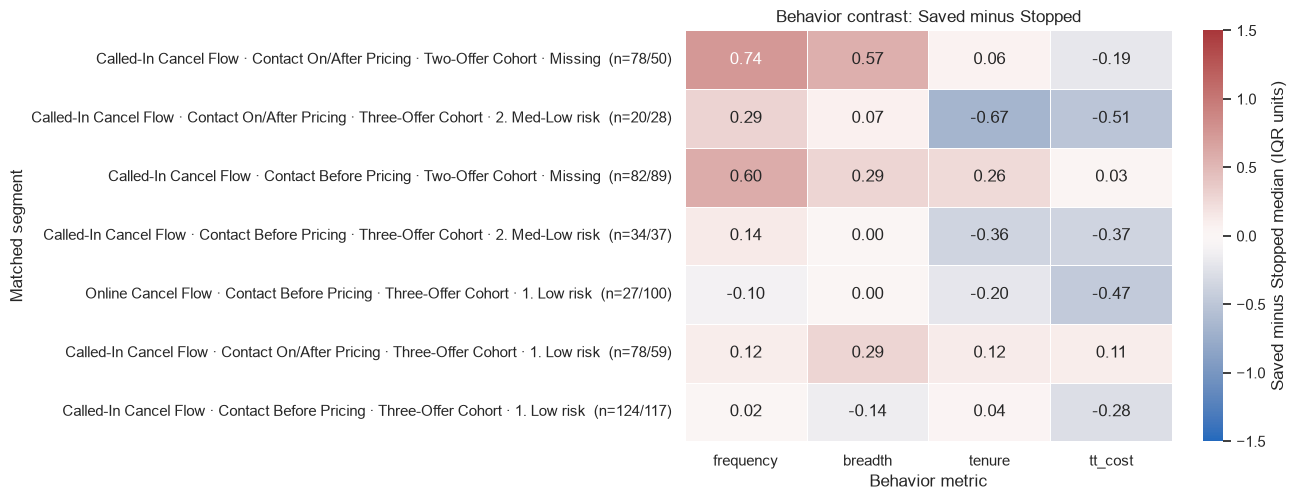
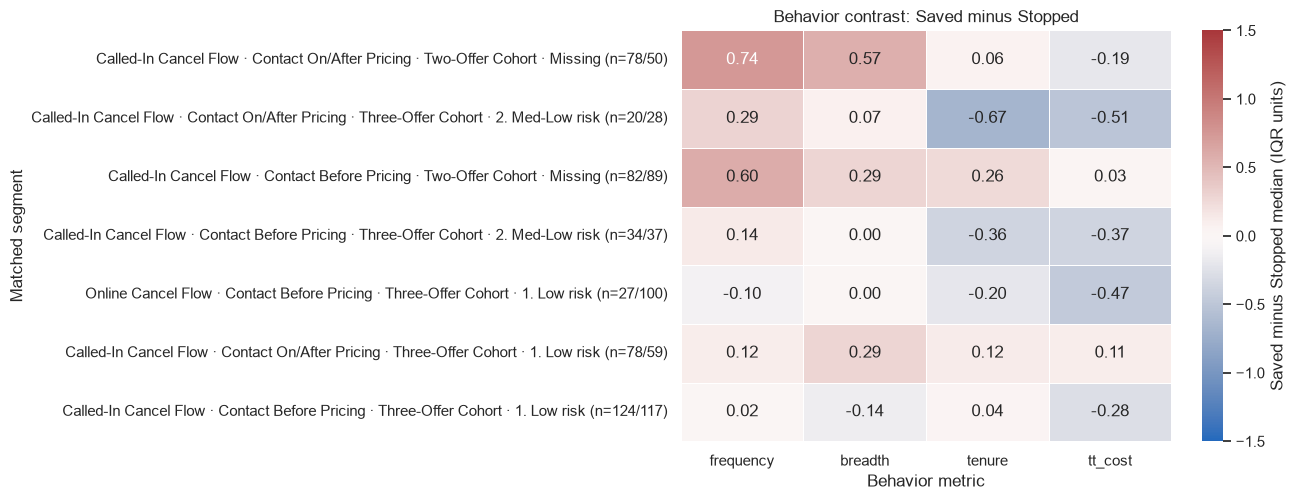
The change to this notebook cell's code, shown as a diff; its figure went from the first image to the second:
--- before
+++ after
@@ -6,9 +6,12 @@
 outcome_contrasts.to_csv(TABLE_DIR / "saved_minus_stopped_contrasts.csv", index=False)
 display(outcome_contrasts.head(TOP_CONTRASTS))
-_ = plot_outcome_contrast_heatmap(
+_ = plot_profile_or_contrast_heatmap(
     outcome_contrasts,
     metrics=NUMERIC_FIELDS,
+    score_type="contrast",
     max_rows=20,
+    color_limit=1.5,
     chart_folder=CONTRAST_CHART_DIR,
+    title="Behavior contrast: Saved minus Stopped",
     file_name="saved_minus_stopped_contrasts.png",
     show=True,

Commit: Refactor test to use plot_profile_or_contrast_heatmap instead of plot_outcome_contrast_heatmap